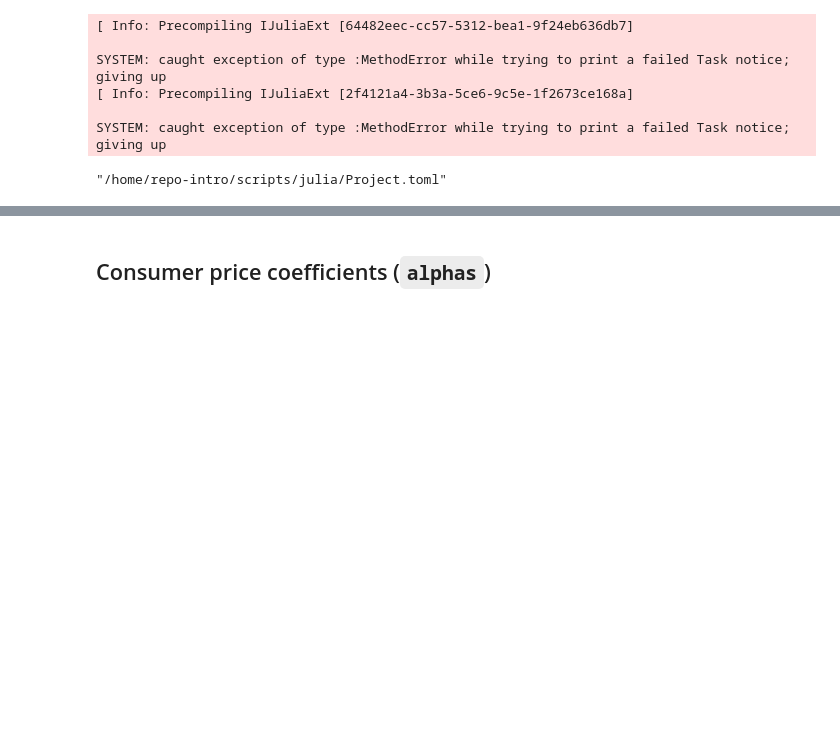
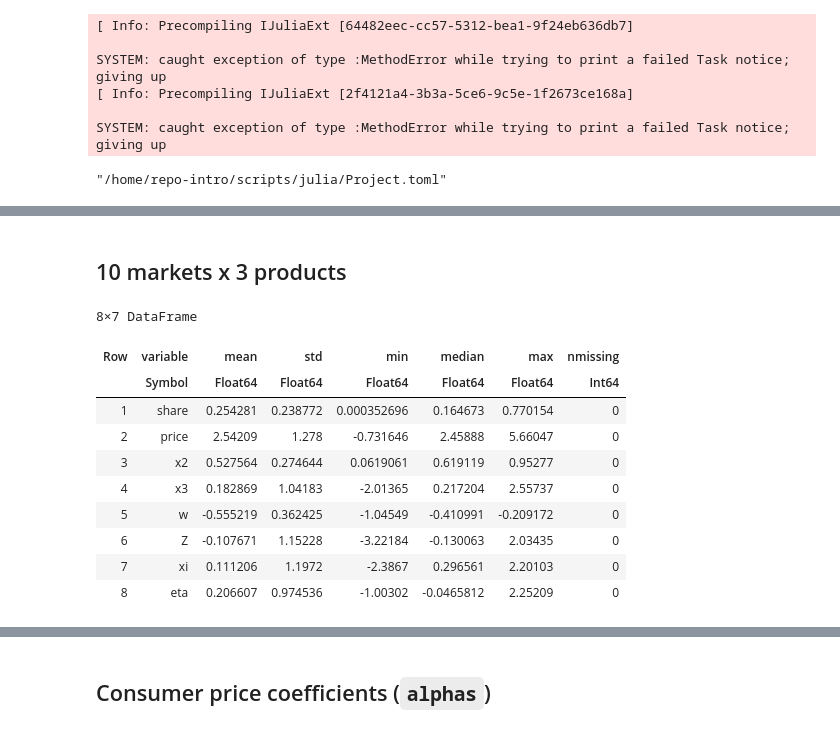
Before and after one commit to Erick-0M/problem-set-io, a Jupyter notebook: code/scripts/problem_set.ipynb, the cells around one changed output, grey strips where cells are left out. Cells and saved outputs as stored; diff of their text form; code cells hidden in the pictures; blank space fills up the shorter version.

```diff
--- a/code/scripts/problem_set.ipynb
+++ b/code/scripts/problem_set.ipynb
@@ -89,0 +50,16 @@ DataFrame(dataset = sort(collect(keys(data))),
+# %% [markdown]
+## 10 markets x 3 products
+# %%
+describe(df1, :mean, :std, :min, :median, :max, :nmissing)
+# %% [output]
+8×7 DataFrame
+| Row | variable | mean | std | min | median | max | nmissing |
+|  | Symbol | Float64 | Float64 | Float64 | Float64 | Float64 | Int64 |
+| 1 | share | 0.254281 | 0.238772 | 0.000352696 | 0.164673 | 0.770154 | 0 |
+| 2 | price | 2.54209 | 1.278 | -0.731646 | 2.45888 | 5.66047 | 0 |
+| 3 | x2 | 0.527564 | 0.274644 | 0.0619061 | 0.619119 | 0.95277 | 0 |
+| 4 | x3 | 0.182869 | 1.04183 | -2.01365 | 0.217204 | 2.55737 | 0 |
+| 5 | w | -0.555219 | 0.362425 | -1.04549 | -0.410991 | -0.209172 | 0 |
+| 6 | Z | -0.107671 | 1.15228 | -3.22184 | -0.130063 | 2.03435 | 0 |
+| 7 | xi | 0.111206 | 1.1972 | -2.3867 | 0.296561 | 2.20103 | 0 |
+| 8 | eta | 0.206607 | 0.974536 | -1.00302 | -0.0465812 | 2.25209 | 0 |
```
Also changed, not shown: parts of 23 cells of this notebook.
